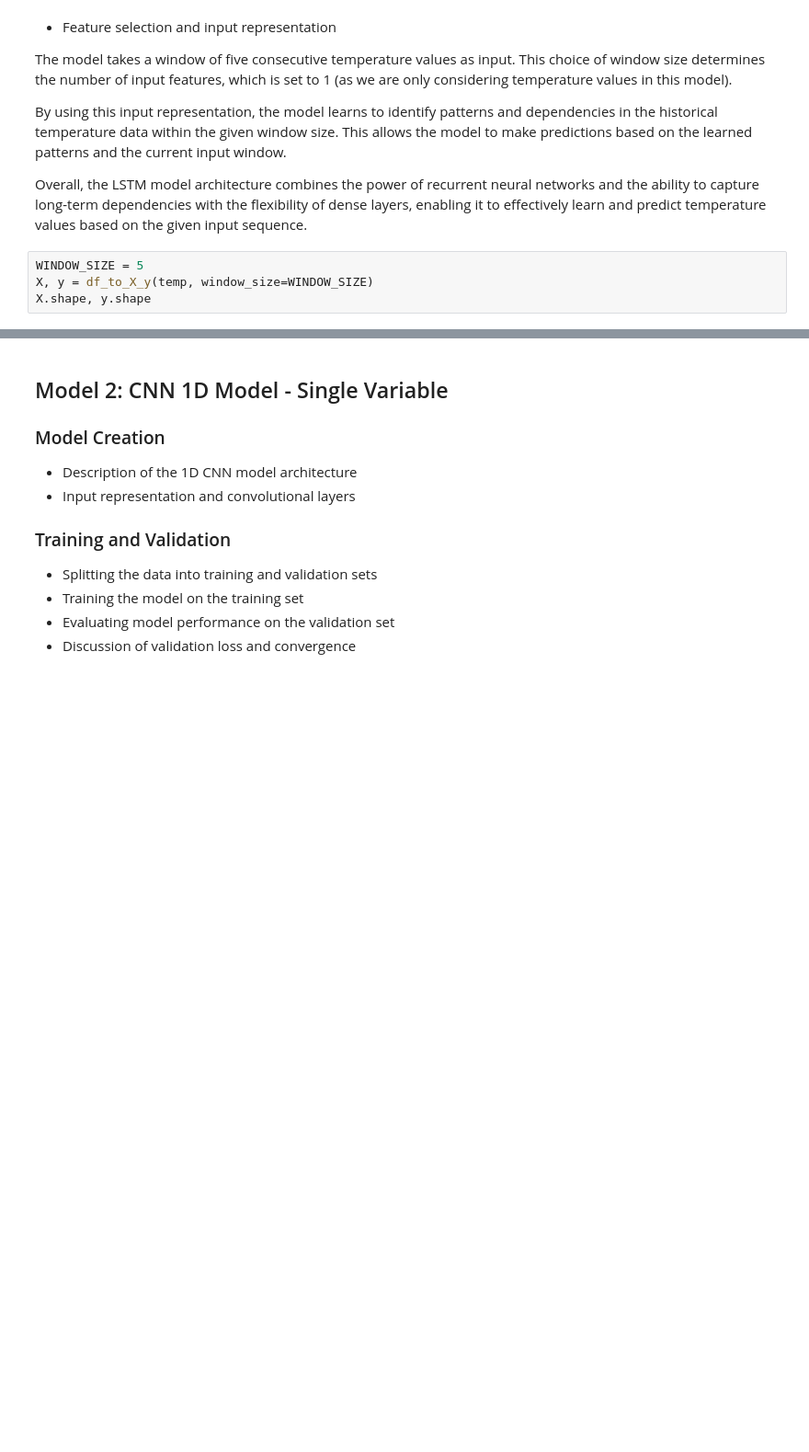
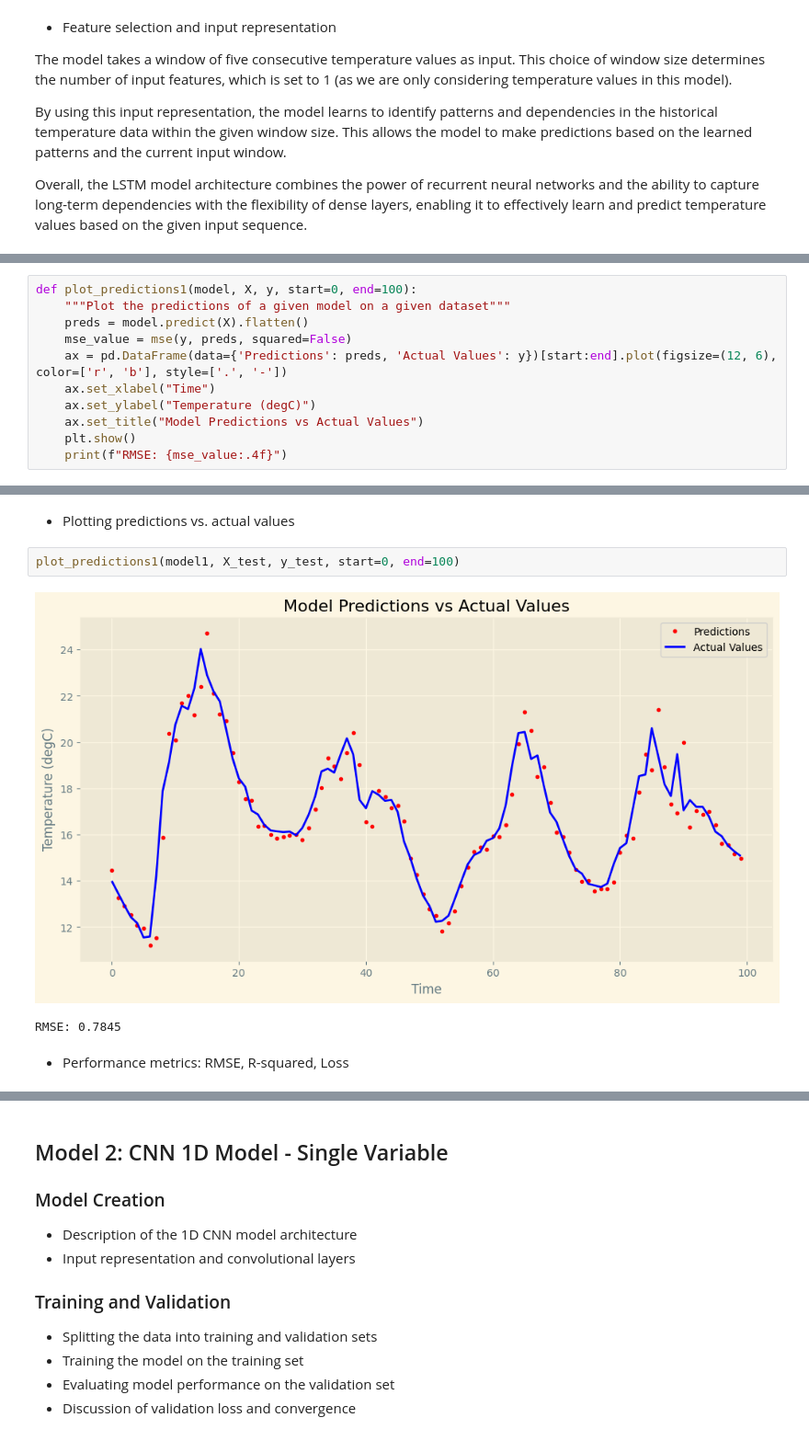
Before and after one commit to analyticsbyted/LSTM_weatherForecast, a Jupyter notebook: weatherproject.ipynb, the cells around one changed output, grey strips where cells are left out. Shown at 92% size. Drawn from its saved outputs; the diff is of its cells as text; blank space fills up the shorter version.

```diff
--- a/weatherproject.ipynb
+++ b/weatherproject.ipynb
@@ -302,7 +302,3 @@ The model takes a window of five consecutive temperature values as input. This c
 By using this input representation, the model learns to identify patterns and dependencies in the historical temperature data within the given window size. This allows the model to make predictions based on the learned patterns and the current input window.
 
 Overall, the LSTM model architecture combines the power of recurrent neural networks and the ability to capture long-term dependencies with the flexibility of dense layers, enabling it to effectively learn and predict temperature values based on the given input sequence.
-# %%
-WINDOW_SIZE = 5
-X, y = df_to_X_y(temp, window_size=WINDOW_SIZE)
-X.shape, y.shape
@@ -316,0 +348,11 @@ X.shape, y.shape
+# %%
+def plot_predictions1(model, X, y, start=0, end=100):
+    """Plot the predictions of a given model on a given dataset"""
+    preds = model.predict(X).flatten()
+    mse_value = mse(y, preds, squared=False)
+    ax = pd.DataFrame(data={'Predictions': preds, 'Actual Values': y})[start:end].plot(figsize=(12, 6), color=['r', 'b'], style=['.', '-'])
+    ax.set_xlabel("Time")
+    ax.set_ylabel("Temperature (degC)")
+    ax.set_title("Model Predictions vs Actual Values")
+    plt.show()
+    print(f"RMSE: {mse_value:.4f}")
@@ -322,0 +491,9 @@ X.shape, y.shape
+# %% [markdown]
+- Plotting predictions vs. actual values
+# %%
+plot_predictions1(model1, X_test, y_test, start=0, end=100)
+# %% [output]
+[figure, added]
+RMSE: 0.7845
+# %% [markdown]
+- Performance metrics: RMSE, R-squared, Loss
```
Also changed, not shown: parts of 20 cells of this notebook, 5 other files.
